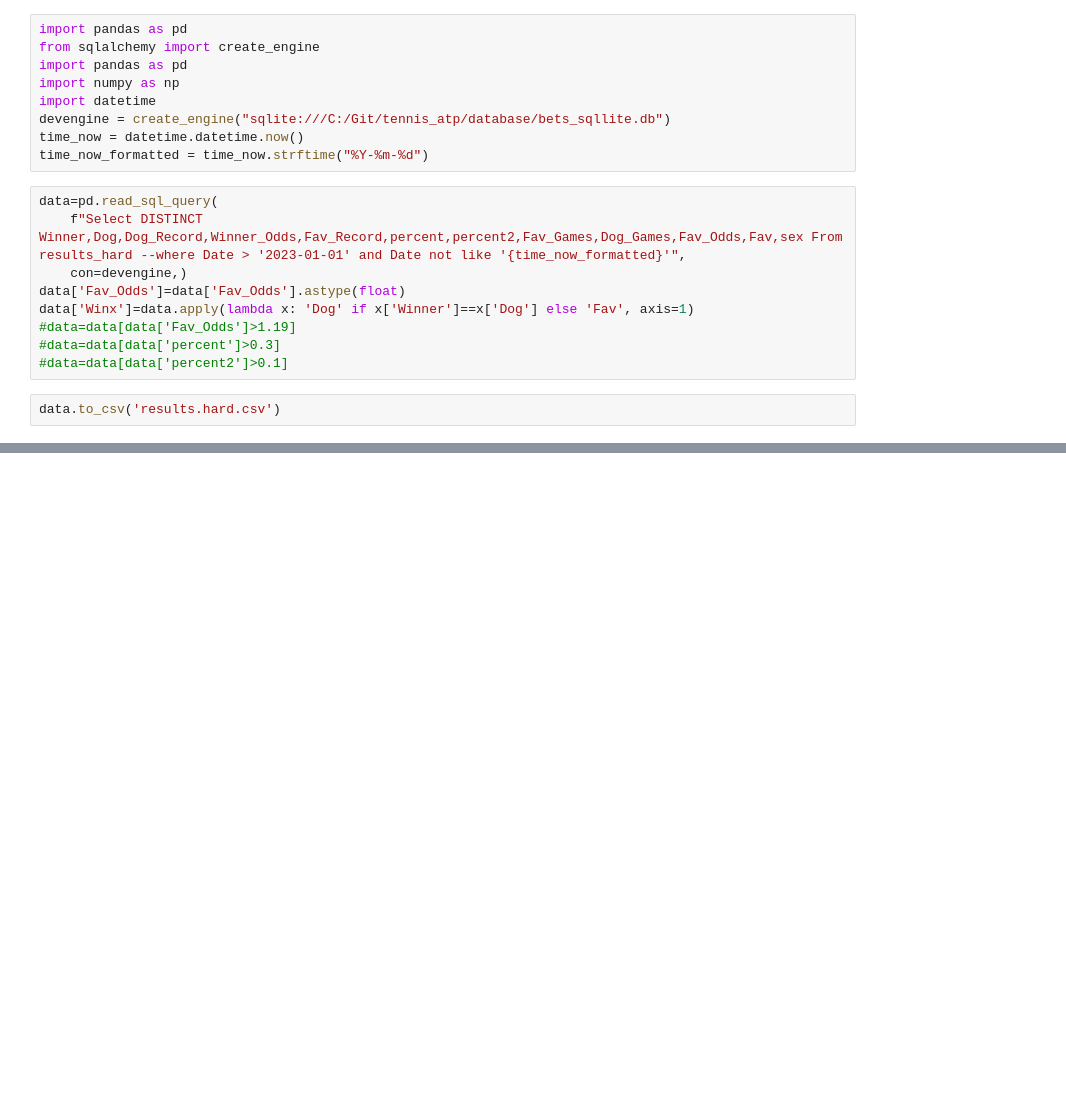
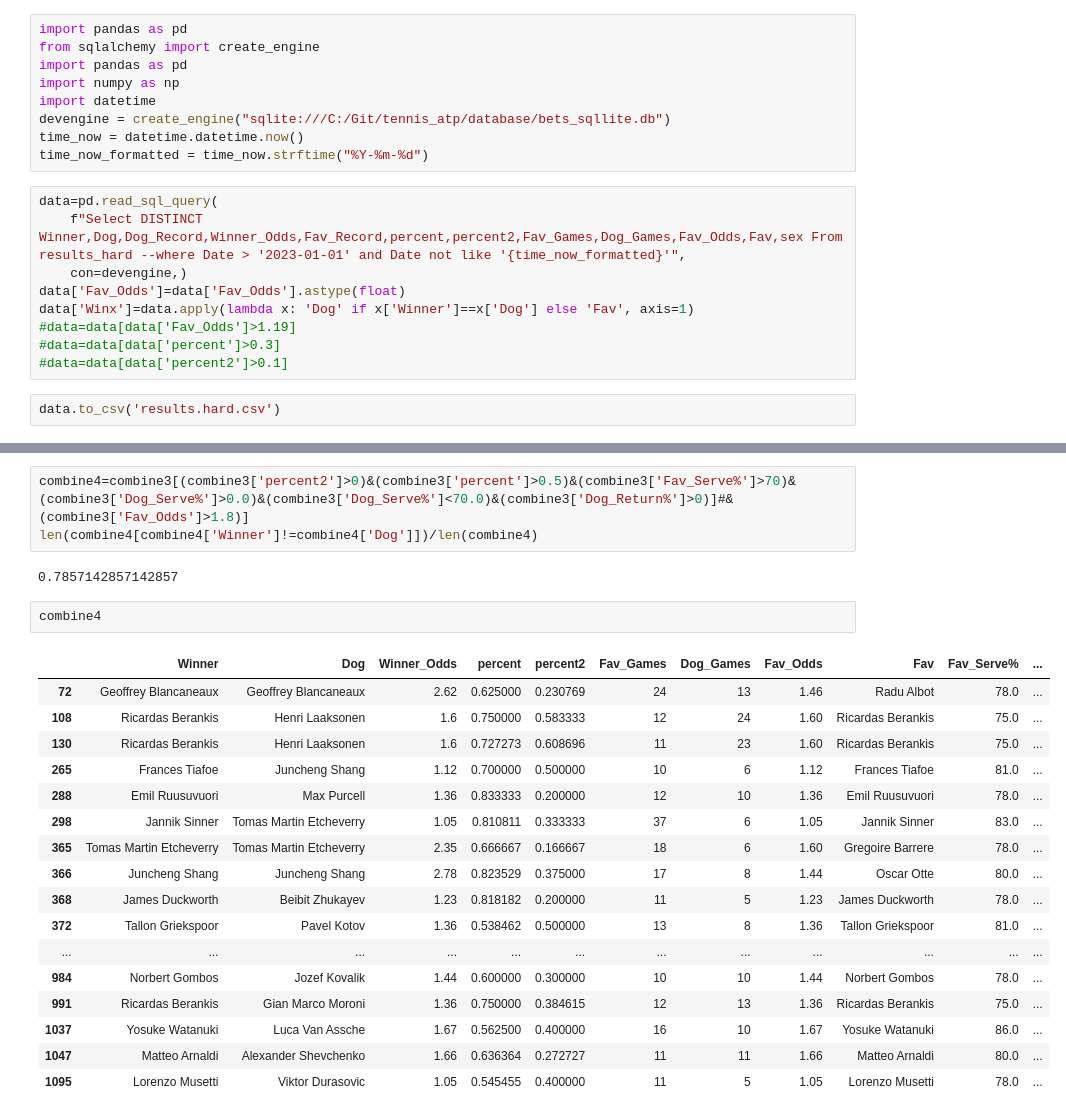
Before and after one commit to Witwolski/tennis_atp, a Jupyter notebook: results_hard.ipynb, the cells around one changed output, grey strips where cells are left out. Saved outputs shown, nothing was run; the diff lists cells and outputs as text; blank space fills up the shorter version.

```diff
--- a/results_hard.ipynb
+++ b/results_hard.ipynb
@@ -45,3 +68,28 @@ print(len(data1))
+# %%
+combine4=combine3[(combine3['percent2']>0)&(combine3['percent']>0.5)&(combine3['Fav_Serve%']>70)&(combine3['Dog_Serve%']>0.0)&(combine3['Dog_Serve%']<70.0)&(combine3['Dog_Return%']>0)]#&(combine3['Fav_Odds']>1.8)]
+len(combine4[combine4['Winner']!=combine4['Dog']])/len(combine4)
+# %% [output]
+0.7857142857142857
+# %%
+combine4
+# %% [output]
+|  | Winner | Dog | Winner_Odds | percent | percent2 | Fav_Games | Dog_Games | Fav_Odds | Fav | Fav_Serve% | ... |
+| 72 | Geoffrey Blancaneaux | Geoffrey Blancaneaux | 2.62 | 0.625000 | 0.230769 | 24 | 13 | 1.46 | Radu Albot | 78.0 | ... |
+| 108 | Ricardas Berankis | Henri Laaksonen | 1.6 | 0.750000 | 0.583333 | 12 | 24 | 1.60 | Ricardas Berankis | 75.0 | ... |
+| 130 | Ricardas Berankis | Henri Laaksonen | 1.6 | 0.727273 | 0.608696 | 11 | 23 | 1.60 | Ricardas Berankis | 75.0 | ... |
+| 265 | Frances Tiafoe | Juncheng Shang | 1.12 | 0.700000 | 0.500000 | 10 | 6 | 1.12 | Frances Tiafoe | 81.0 | ... |
+| 288 | Emil Ruusuvuori | Max Purcell | 1.36 | 0.833333 | 0.200000 | 12 | 10 | 1.36 | Emil Ruusuvuori | 78.0 | ... |
+| 298 | Jannik Sinner | Tomas Martin Etcheverry | 1.05 | 0.810811 | 0.333333 | 37 | 6 | 1.05 | Jannik Sinner | 83.0 | ... |
+| 365 | Tomas Martin Etcheverry | Tomas Martin Etcheverry | 2.35 | 0.666667 | 0.166667 | 18 | 6 | 1.60 | Gregoire Barrere | 78.0 | ... |
+| 366 | Juncheng Shang | Juncheng Shang | 2.78 | 0.823529 | 0.375000 | 17 | 8 | 1.44 | Oscar Otte | 80.0 | ... |
+| 368 | James Duckworth | Beibit Zhukayev | 1.23 | 0.818182 | 0.200000 | 11 | 5 | 1.23 | James Duckworth | 78.0 | ... |
+| 372 | Tallon Griekspoor | Pavel Kotov | 1.36 | 0.538462 | 0.500000 | 13 | 8 | 1.36 | Tallon Griekspoor | 81.0 | ... |
+| ... | ... | ... | ... | ... | ... | ... | ... | ... | ... | ... | ... |
+| 984 | Norbert Gombos | Jozef Kovalik | 1.44 | 0.600000 | 0.300000 | 10 | 10 | 1.44 | Norbert Gombos | 78.0 | ... |
+| 991 | Ricardas Berankis | Gian Marco Moroni | 1.36 | 0.750000 | 0.384615 | 12 | 13 | 1.36 | Ricardas Berankis | 75.0 | ... |
+| 1037 | Yosuke Watanuki | Luca Van Assche | 1.67 | 0.562500 | 0.400000 | 16 | 10 | 1.67 | Yosuke Watanuki | 86.0 | ... |
+| 1047 | Matteo Arnaldi | Alexander Shevchenko | 1.66 | 0.636364 | 0.272727 | 11 | 11 | 1.66 | Matteo Arnaldi | 80.0 | ... |
+| 1095 | Lorenzo Musetti | Viktor Durasovic | 1.05 | 0.545455 | 0.400000 | 11 | 5 | 1.05 | Lorenzo Musetti | 78.0 | ... |
 # %%
 data3=data[(data['Fav_Odds']>1.19)&(data['Fav_Odds']<1.3)&(data['percent2']<0.3)&(data['percent']>0.6)&(data['Sex']=='Mens')&(data['Dog_Games']>8)]
 len(data3[data3['Winner']==data3['Fav']])/len(data3)
```
Also changed, not shown: parts of 7 cells of this notebook.
